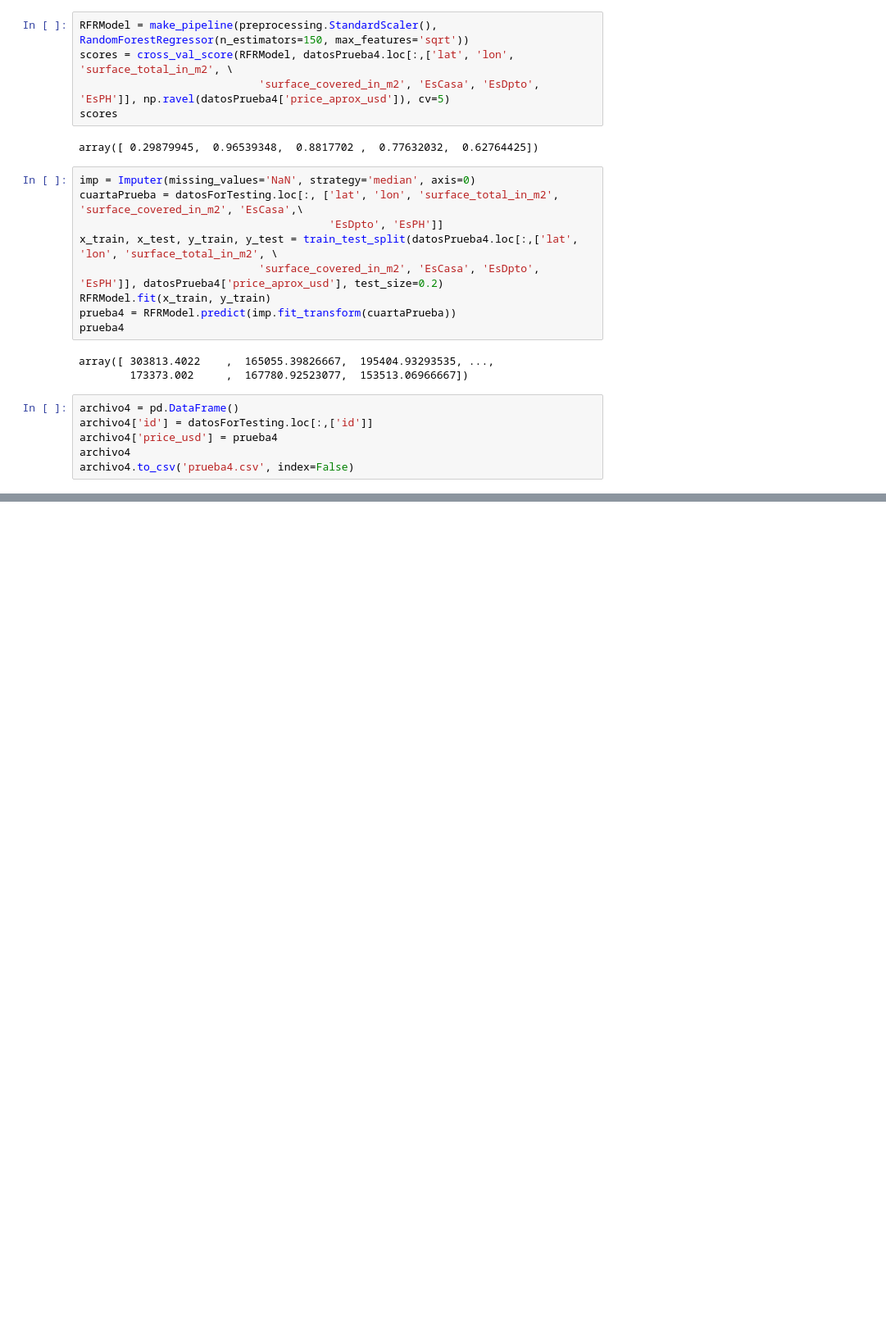
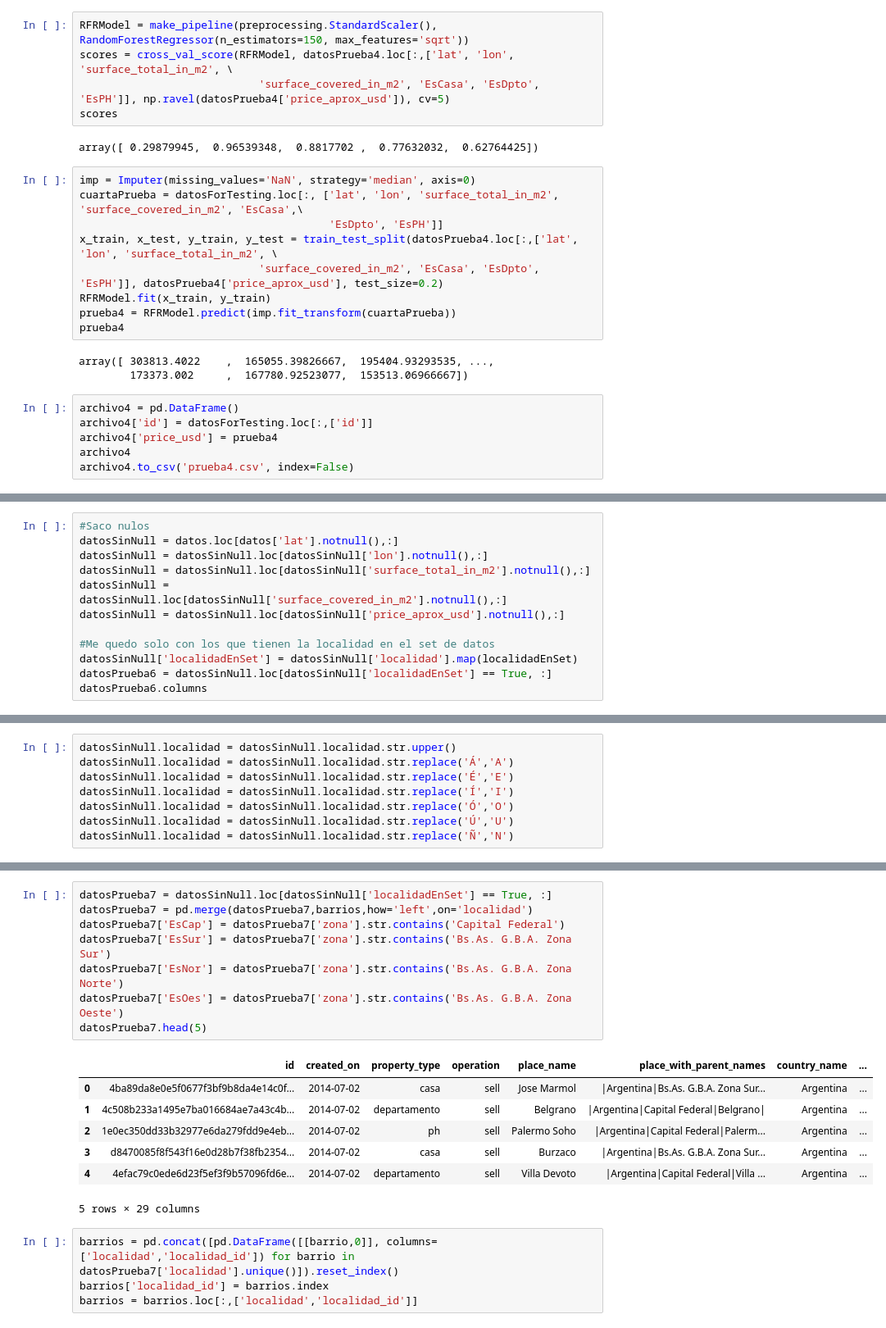
Before and after one commit to NicoGallegos/tpdatos, a Jupyter notebook: TP 2 2.0.ipynb, the cells around one changed output, grey strips where cells are left out. Shown: that part at 82% size. Cells and saved outputs as stored; diff of their text form; blank space fills up the shorter version.

```diff
--- a/TP 2 2.0.ipynb
+++ b/TP 2 2.0.ipynb
@@ -837,0 +938,12 @@ archivo4.to_csv('prueba4.csv', index=False)
+# %%
+#Saco nulos
+datosSinNull = datos.loc[datos['lat'].notnull(),:]
+datosSinNull = datosSinNull.loc[datosSinNull['lon'].notnull(),:]
+datosSinNull = datosSinNull.loc[datosSinNull['surface_total_in_m2'].notnull(),:]
+datosSinNull = datosSinNull.loc[datosSinNull['surface_covered_in_m2'].notnull(),:]
+datosSinNull = datosSinNull.loc[datosSinNull['price_aprox_usd'].notnull(),:]
+
+#Me quedo solo con los que tienen la localidad en el set de datos
+datosSinNull['localidadEnSet'] = datosSinNull['localidad'].map(localidadEnSet)
+datosPrueba6 = datosSinNull.loc[datosSinNull['localidadEnSet'] == True, :]
+datosPrueba6.columns
@@ -837,0 +1188,8 @@ archivo4.to_csv('prueba4.csv', index=False)
+# %%
+datosSinNull.localidad = datosSinNull.localidad.str.upper()
+datosSinNull.localidad = datosSinNull.localidad.str.replace('Á','A')
+datosSinNull.localidad = datosSinNull.localidad.str.replace('É','E')
+datosSinNull.localidad = datosSinNull.localidad.str.replace('Í','I')
+datosSinNull.localidad = datosSinNull.localidad.str.replace('Ó','O')
+datosSinNull.localidad = datosSinNull.localidad.str.replace('Ú','U')
+datosSinNull.localidad = datosSinNull.localidad.str.replace('Ñ','N')
@@ -837,0 +1226,20 @@ archivo4.to_csv('prueba4.csv', index=False)
+# %%
+datosPrueba7 = datosSinNull.loc[datosSinNull['localidadEnSet'] == True, :]
+datosPrueba7 = pd.merge(datosPrueba7,barrios,how='left',on='localidad')
+datosPrueba7['EsCap'] = datosPrueba7['zona'].str.contains('Capital Federal')
+datosPrueba7['EsSur'] = datosPrueba7['zona'].str.contains('Bs.As. G.B.A. Zona Sur')
+datosPrueba7['EsNor'] = datosPrueba7['zona'].str.contains('Bs.As. G.B.A. Zona Norte')
+datosPrueba7['EsOes'] = datosPrueba7['zona'].str.contains('Bs.As. G.B.A. Zona Oeste')
+datosPrueba7.head(5)
+# %% [output]
+|  | id | created_on | property_type | operation | place_name | place_with_parent_names | country_name | ... |
+| 0 | 4ba89da8e0e5f0677f3bf9b8da4e14c0f... | 2014-07-02 | casa | sell | Jose Marmol | |Argentina|Bs.As. G.B.A. Zona Sur... | Argentina | ... |
+| 1 | 4c508b233a1495e7ba016684ae7a43c4b... | 2014-07-02 | departamento | sell | Belgrano | |Argentina|Capital Federal|Belgrano| | Argentina | ... |
+| 2 | 1e0ec350dd33b32977e6da279fdd9e4eb... | 2014-07-02 | ph | sell | Palermo Soho | |Argentina|Capital Federal|Palerm... | Argentina | ... |
+| 3 | d8470085f8f543f16e0d28b7f38fb2354... | 2014-07-02 | casa | sell | Burzaco | |Argentina|Bs.As. G.B.A. Zona Sur... | Argentina | ... |
+| 4 | 4efac79c0ede6d23f5ef3f9b57096fd6e... | 2014-07-02 | departamento | sell | Villa Devoto | |Argentina|Capital Federal|Villa ... | Argentina | ... |
+5 rows × 29 columns
+# %%
+barrios = pd.concat([pd.DataFrame([[barrio,0]], columns=['localidad','localidad_id']) for barrio in datosPrueba7['localidad'].unique()]).reset_index()
+barrios['localidad_id'] = barrios.index
+barrios = barrios.loc[:,['localidad','localidad_id']]
```
Also changed, not shown: parts of 63 cells of this notebook.
